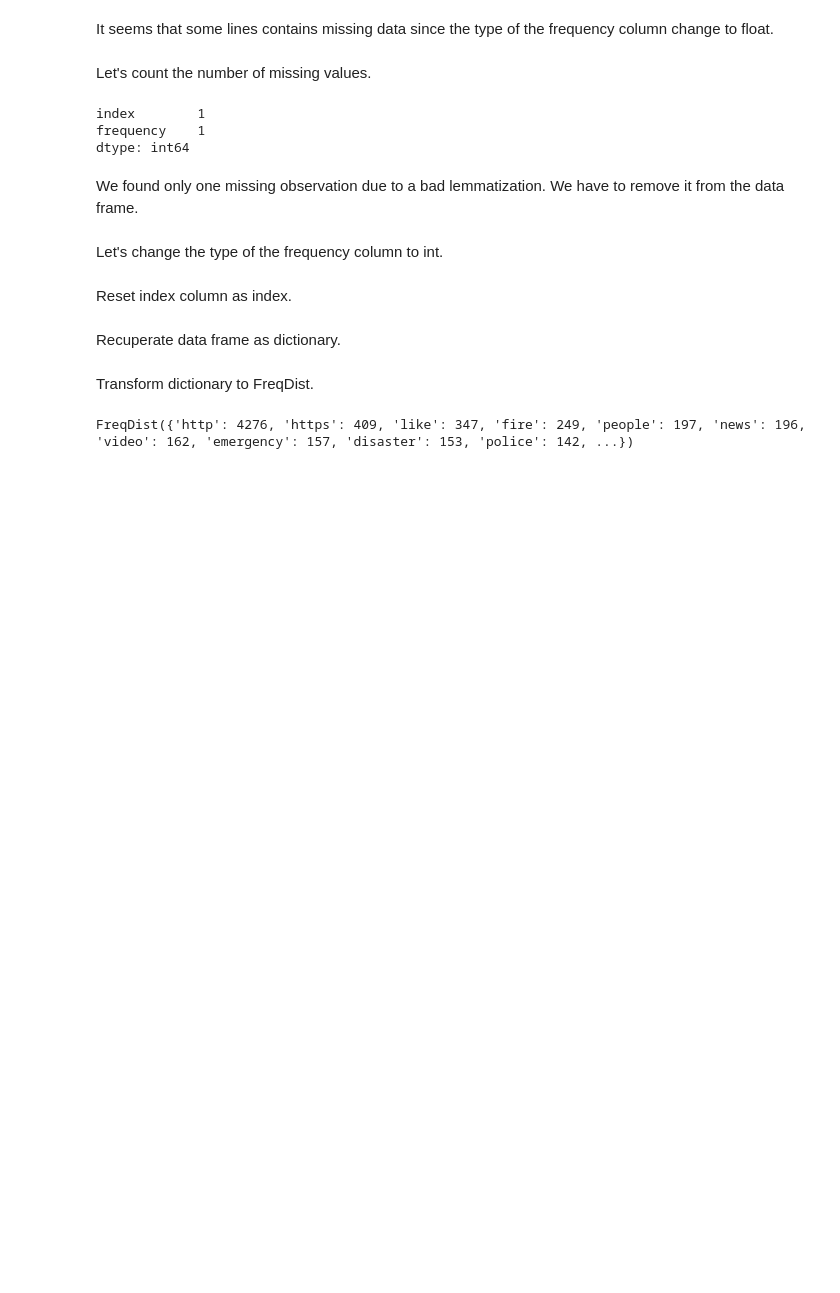
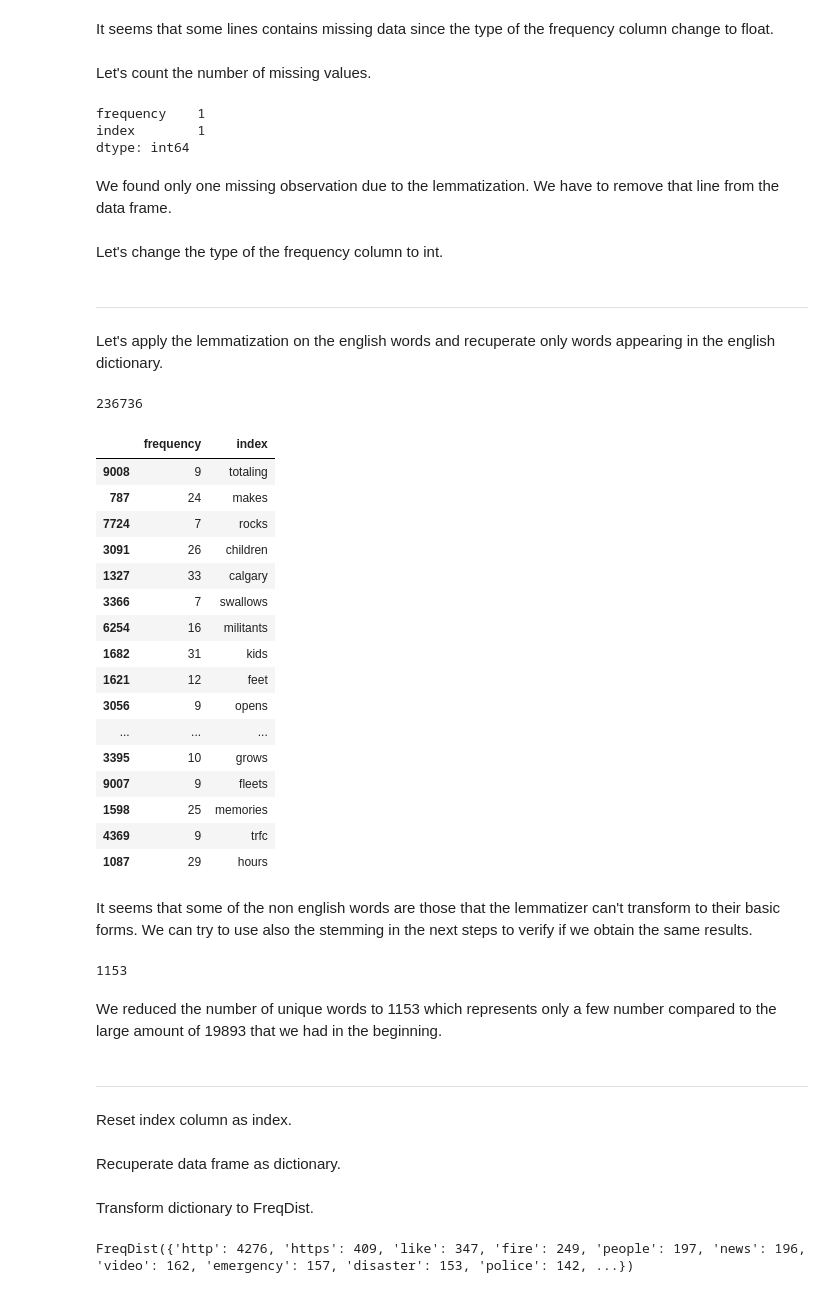
Before and after one commit to Oumar199/nlp_programs_exercises, a Jupyter notebook: kaggle_tweet_competition_eda_preprocessing.ipynb, the cells around one changed output. Drawn from its saved outputs; the diff is of its cells as text; code cells hidden in the pictures; blank space fills up the shorter version.

```diff
--- a/kaggle_tweet_competition_eda_preprocessing.ipynb
+++ b/kaggle_tweet_competition_eda_preprocessing.ipynb
@@ -1060,19 +1119,64 @@ It seems that some lines contains missing data since the type of the frequency c
 # %% [markdown]
 Let's count the number of missing values.
 # %%
-new_frequency.isnull().sum()
+new_frequency2.isnull().sum()
 # %% [output]
+frequency    1
 index        1
-frequency    1
 dtype: int64
 # %% [markdown]
-We found only one missing observation due to a bad lemmatization. We have to remove it from the data frame.
+We found only one missing observation due to the lemmatization. We have to remove that line from the data frame.
 # %%
-new_frequency.dropna(axis=0, inplace=True)
+new_frequency2.dropna(axis=0, inplace=True)
 # %% [markdown]
 Let's change the type of the frequency column to int.
 # %%
-new_frequency['frequency'] = new_frequency['frequency'].astype('int32')
+new_frequency2['frequency'] = new_frequency2['frequency'].astype('int32')
+# %% [markdown]
+-------------------------------------
+# %% [markdown]
+Let's apply the lemmatization on the english words and recuperate only words appearing in the english dictionary.
+# %%
+english_words = [lemmatizer.lemmatize(word) for word in english_words]
+# %%
+len(english_words)
+# %% [output]
+236736
+# %%
+# recuperate in new frequency data frames the english words and the non english words in the corpus
+new_frequency2_eng = new_frequency2[new_frequency2['index'].isin(english_words)]
+new_frequency2_neng = new_frequency2[~new_frequency2['index'].isin(english_words)]
+# %%
+new_frequency2_neng.sample(20)
+# %% [output]
+|  | frequency | index |
+| 9008 | 9 | totaling |
+| 787 | 24 | makes |
+| 7724 | 7 | rocks |
+| 3091 | 26 | children |
+| 1327 | 33 | calgary |
+| 3366 | 7 | swallows |
+| 6254 | 16 | militants |
+| 1682 | 31 | kids |
+| 1621 | 12 | feet |
+| 3056 | 9 | opens |
+| ... | ... | ... |
+| 3395 | 10 | grows |
+| 9007 | 9 | fleets |
+| 1598 | 25 | memories |
+| 4369 | 9 | trfc |
+| 1087 | 29 | hours |
+# %% [markdown]
+It seems that some of the non english words are those that the lemmatizer can't transform to their basic forms. We can try to use also the stemming in the next steps to verify if we obtain the same results.
+# %%
+# let's verify how many unique words are kept
+new_frequency2_eng.shape[0]
+# %% [output]
+1153
+# %% [markdown]
+We reduced the number of unique words to 1153 which represents only a few number compared to the large amount of 19893 that we had in the beginning.
+# %% [markdown]
+---------------------------------------------------------------
 # %% [markdown]
 Reset index column as index.
 # %%
```
Also changed, not shown: parts of 73 cells of this notebook, 3 other files.
